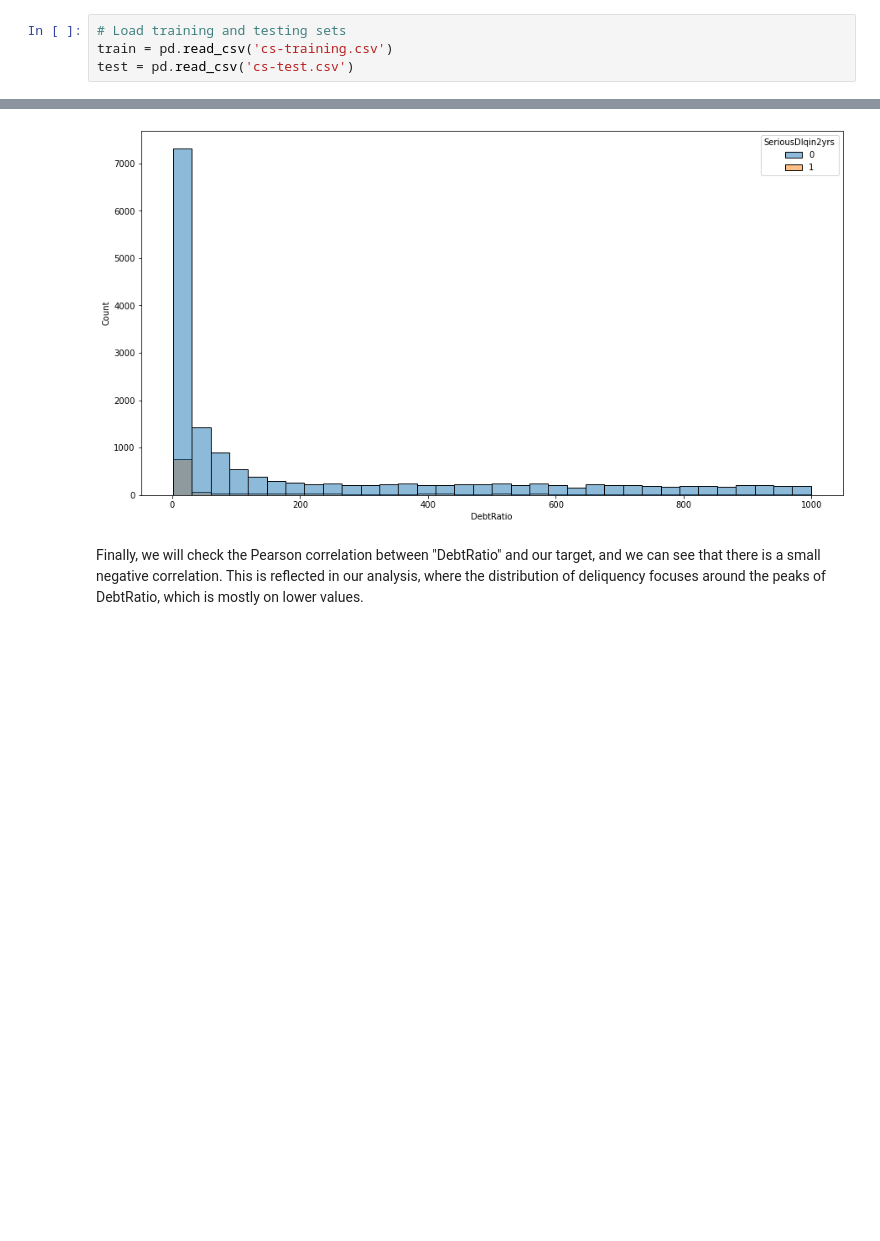
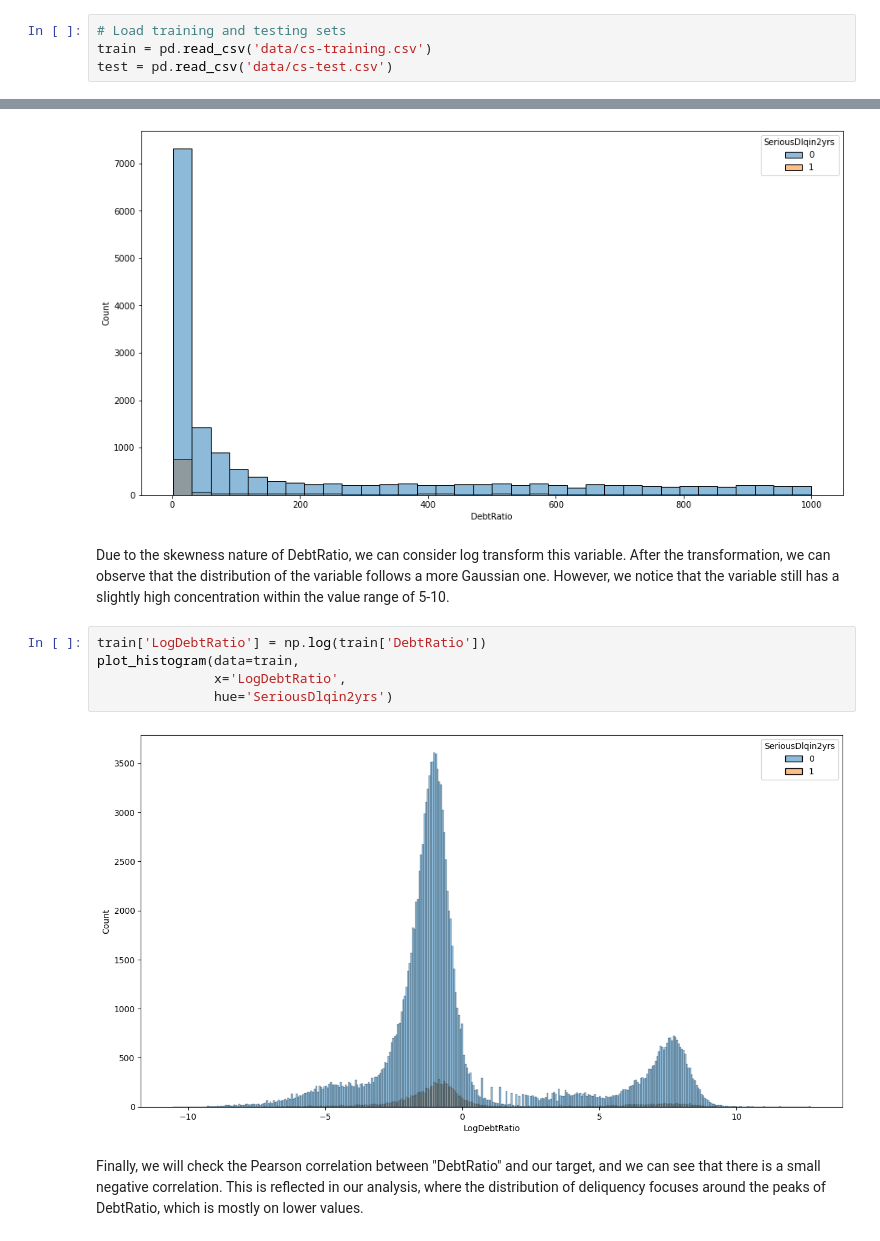
Before and after one commit to htrieu93/Give-me-some-credit, a Jupyter notebook: EDA.ipynb, the cells around one changed output, grey strips where cells are left out. Saved outputs shown, nothing was run; the diff lists cells and outputs as text; blank space fills up the shorter version.

```diff
--- a/EDA.ipynb
+++ b/EDA.ipynb
@@ -48,8 +47,8 @@ def t_test(train_data, test_data, feat):
 The data that we will be working with came from the competition "Give me some credit" on Kaggle in 2012.
 # %%
 # Load training and testing sets
-train = pd.read_csv('cs-training.csv')
-test = pd.read_csv('cs-test.csv')
+train = pd.read_csv('data/cs-training.csv')
+test = pd.read_csv('data/cs-test.csv')
 # %%
 train.head()
 # %% [output]
@@ -493,6 +492,15 @@ plot_histogram(data=train.loc[(train.DebtRatio > 1) & (train.DebtRatio < 1000)],
                hue='SeriousDlqin2yrs')
 # %% [output]
 [figure]
+# %% [markdown]
+Due to the skewness nature of DebtRatio, we can consider log transform this variable. After the transformation, we can observe that the distribution of the variable follows a more Gaussian one. However, we notice that the variable still has a slightly high concentration within the value range of 5-10.
+# %%
+train['LogDebtRatio'] = np.log(train['DebtRatio'])
+plot_histogram(data=train,
+               x='LogDebtRatio',
+               hue='SeriousDlqin2yrs')
+# %% [output]
+[figure, added]
 # %% [markdown]
 Finally, we will check the Pearson correlation between "DebtRatio" and our target, and we can see that there is a small negative correlation. This is reflected in our analysis, where the distribution of deliquency focuses around the peaks of DebtRatio, which is mostly on lower values.
 # %%
```
Also changed, not shown: parts of 7 cells of this notebook, 4 other files.
